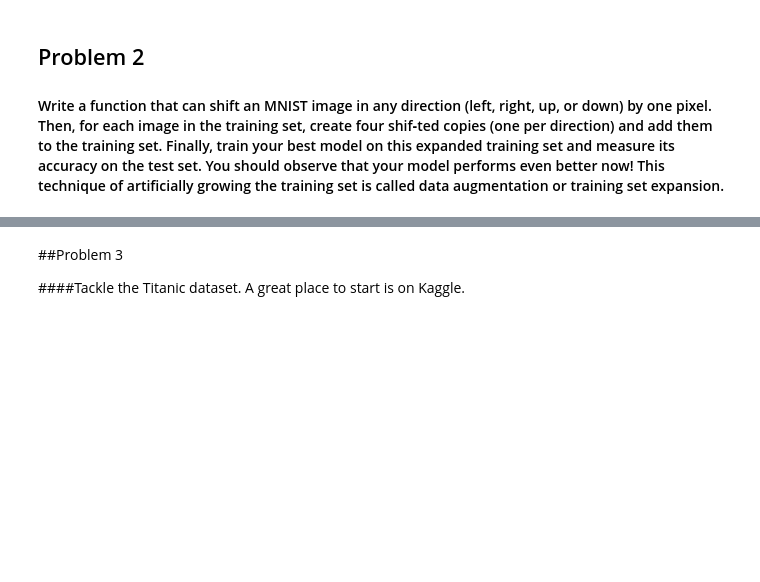
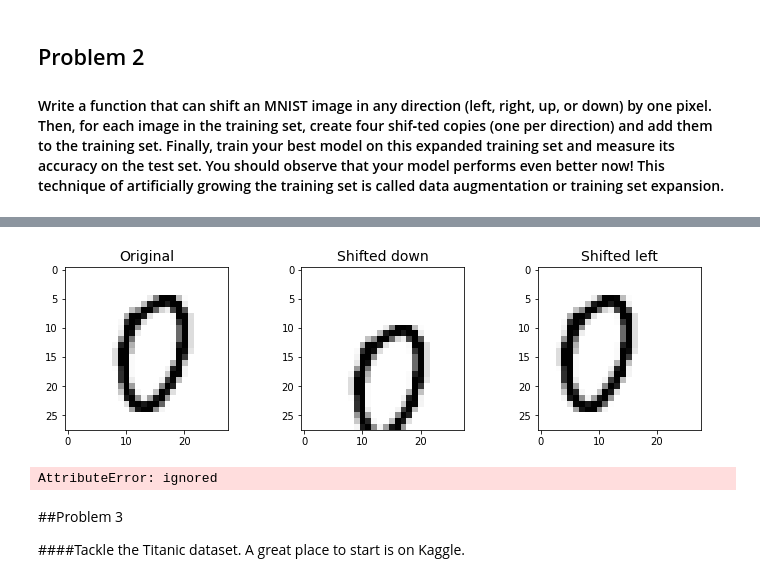
Before and after one commit to julienbonin/MachineLearningApplications, a Jupyter notebook: Chapters/Chapter3.ipynb, the cells around one changed output, grey strips where cells are left out. Saved outputs shown, nothing was run; the diff lists cells and outputs as text; code cells hidden in the pictures; blank space fills up the shorter version.

```diff
--- a/Chapters/Chapter3.ipynb
+++ b/Chapters/Chapter3.ipynb
@@ -349,0 +361,28 @@ plt.show()
+# %%
+# This code blocks are from the solutions repo
+from scipy.ndimage.interpolation import shift
+
+
+def shift_image(image, dx, dy):
+    image = image.reshape((28, 28))
+    shifted_image = shift(image, [dy, dx], cval=0, mode="constant")
+    return shifted_image.reshape([-1])
+
+
+image = X_train[1000]
+shifted_image_down = shift_image(image, 0, 5)
+shifted_image_left = shift_image(image, -5, 0)
+
+plt.figure(figsize=(12,3))
+plt.subplot(131)
+plt.title("Original", fontsize=14)
+plt.imshow(image.reshape(28, 28), interpolation="nearest", cmap="Greys")
+plt.subplot(132)
+plt.title("Shifted down", fontsize=14)
+plt.imshow(shifted_image_down.reshape(28, 28), interpolation="nearest", cmap="Greys")
+plt.subplot(133)
+plt.title("Shifted left", fontsize=14)
+plt.imshow(shifted_image_left.reshape(28, 28), interpolation="nearest", cmap="Greys")
+plt.show()
+# %% [output]
+[figure, added]
@@ -350,3 +400,26 @@ plt.show()
+# %%
+from sklearn.neighbors import KNeighborsClassifier
+from sklearn.model_selection import GridSearchCV
+
+
+param_grid = [{'weights': ["uniform", "distance"], 'n_neighbors': [3, 4, 5]}]
+knn_clf = KNeighborsClassifier()
+grid_search = GridSearchCV(knn_clf, param_grid, cv=5, verbose=3)
+
+shuffle_idx = np.random.permutation(len(X_train_augmented))
+X_train_augmented = X_train_augmented[shuffle_idx]
+y_train_augmented = y_train_augmented[shuffle_idx]
+
+# I'm unable to get this line to work. I added the lines from above to this
+# cell so I only had to run this cell
+knn_clf = KNeighborsClassifier(**grid_search.best_params_)
+
+knn_clf.fit(X_train_augmented, y_train_augmented)
+
+y_pred = knn_clf.predict(X_test)
+accuracy_score(y_test, y_pred)
+# %% [output]
+AttributeError: ignored
 # %% [markdown]
 
 ##Problem 3
```
Also changed, not shown: parts of 62 cells of this notebook.
